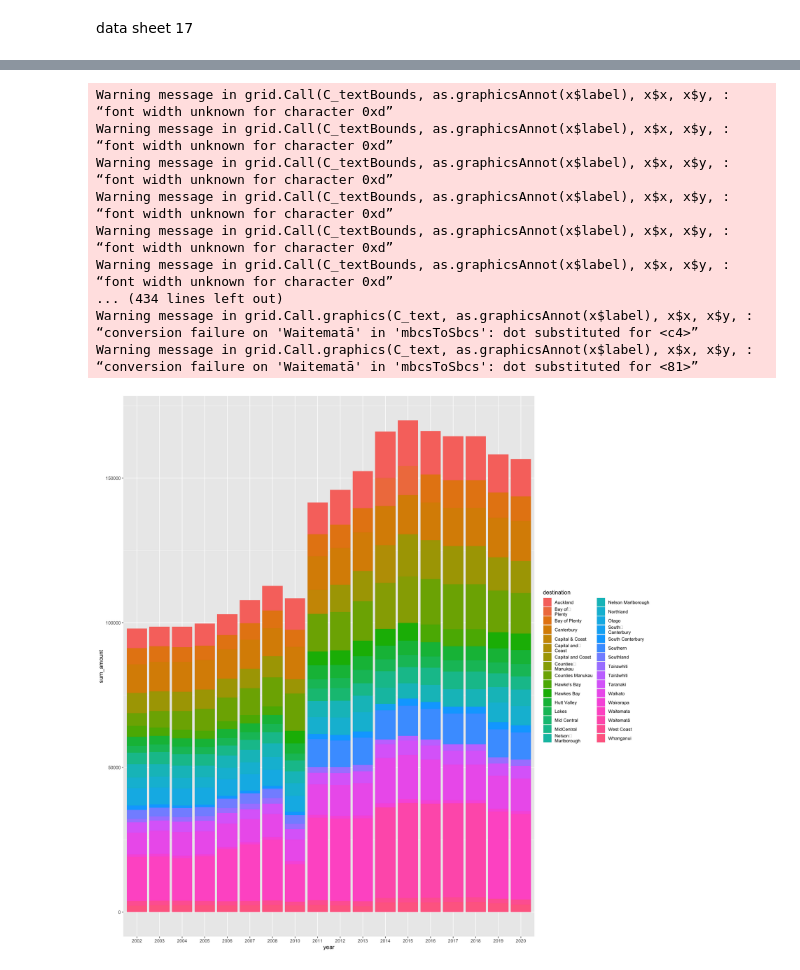
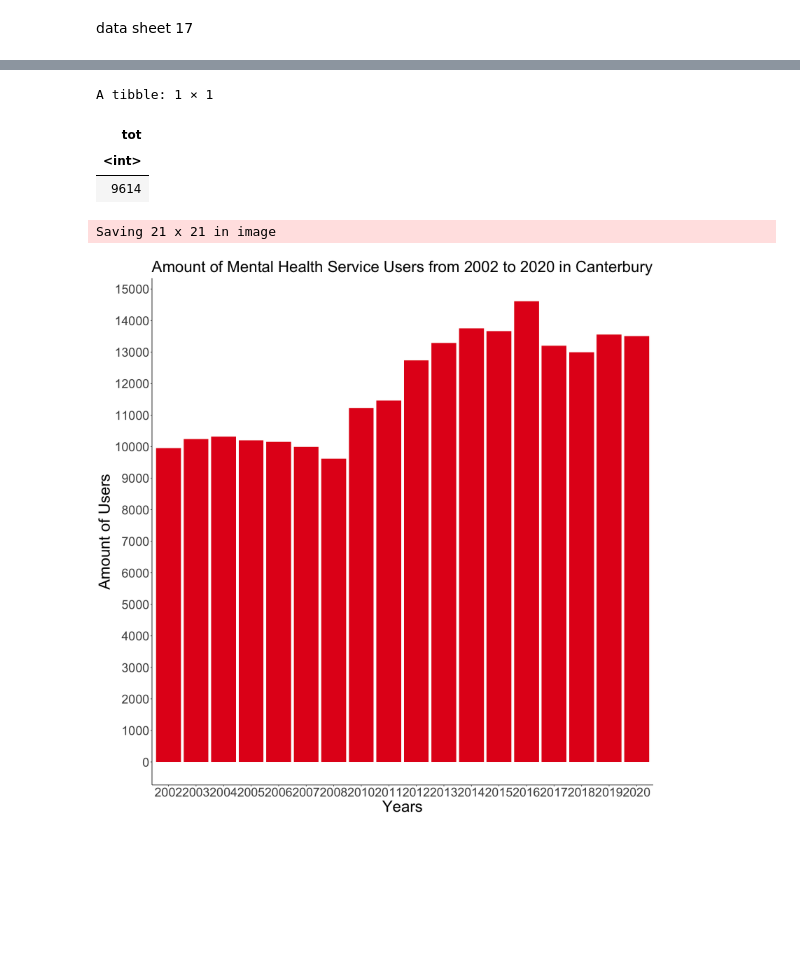
Before and after one commit to damiansastre/data201, a Jupyter notebook: project/project_damian.ipynb, the cells around one changed output, grey strips where cells are left out. Drawn from its saved outputs; the diff is of its cells as text; code cells hidden in the pictures; blank space fills up the shorter version.

```diff
--- a/project/project_damian.ipynb
+++ b/project/project_damian.ipynb
@@ -497,6 +530,7 @@ get_2010_dhb_data <- function(filename, sheet, range){
                          pivot_wider(names_from=origin, values_from=amount, values_fill=0) %>%
                          mutate(year=2010)
     colnames(dhb_df) <- normalize_2002_2008_column_names(colnames(dhb_df))
+
     return(dhb_df)
 }
 
@@ -520,7 +554,7 @@ get_2011_onwards_dhb_data <- function(file, sheet, header, range, year){
     }
     return(dhb_df)
 }
-
+get_2010_dhb_data('mental_health2010.xls', "T10 Nos Rates 0910 DHB",'A2:C24')
 all_data_dhb <- get_2002_to_2008_dhb_data('mental_health2002.xls', "A20", 'A5:W26', 2002) %>%
                 rbind(get_2002_to_2008_dhb_data('mental_health2003.xls', "A20", 'A5:W26', 2003)) %>%
                 rbind(get_2002_to_2008_dhb_data('mental_health2004.xls', "A20", 'A5:W26', 2004)) %>%
@@ -532,13 +566,13 @@ all_data_dhb <- get_2002_to_2008_dhb_data('mental_health2002.xls', "A20", 'A5:W2
                 rbind(get_2011_onwards_dhb_data('mental_health2011.xlsx', 'Table12', 'A4:V4', 'A5:v25', 2011)) %>%
                 rbind(get_2011_onwards_dhb_data('mental_health2012.xlsx', 'table12', 'A4:V4', 'A5:v25', 2012)) %>%
                 rbind(get_2011_onwards_dhb_data('mental_health2013.xlsx', 'table12', 'A4:V4', 'A5:v25', 2013)) %>%
-                rbind(get_2011_onwards_dhb_data('mental_health2014.xlsx', 'table12', 'A4:V4', 'A5:v24', 2014)) %>%
-                rbind(get_2011_onwards_dhb_data('mental_health2015.xlsx', 'table12', 'A4:V4', 'A5:v24', 2015)) %>%
-                rbind(get_2011_onwards_dhb_data('mental_health2016.xlsx', 'table12', 'A4:V4', 'A5:v24', 2016)) %>%
+                rbind(get_2011_onwards_dhb_data('mental_health2014.xlsx', 'table12', 'A4:V4', 'A5:v25', 2014)) %>%
+                rbind(get_2011_onwards_dhb_data('mental_health2015.xlsx', 'table12', 'A4:V4', 'A5:v25', 2015)) %>%
+                rbind(get_2011_onwards_dhb_data('mental_health2016.xlsx', 'table12', 'A3:V3', 'A5:v24', 2016)) %>%
                 rbind(get_2011_onwards_dhb_data('mental_health2017.xlsx', 'table12', 'A4:V4', 'A5:v24', 2017)) %>%
                 rbind(get_2011_onwards_dhb_data('mental_health2018.xlsx', 'table12', 'A4:V4', 'A5:v24', 2018)) %>%
-                rbind(get_2011_onwards_dhb_data('mental_health2019.xlsx', 'table12', 'A4:V4', 'A4:v25', 2019)) %>%
-                rbind(get_2011_onwards_dhb_data('mental_health2020.xlsx', 'table12', 'A4:V4', 'A4:v25', 2020))
+                rbind(get_2011_onwards_dhb_data('mental_health2019.xlsx', 'table12', 'A4:V4', 'A5:v24', 2019)) %>%
+                rbind(get_2011_onwards_dhb_data('mental_health2020.xlsx', 'table12', 'A4:V4', 'A5:v24', 2020))
 
 
 all_data_dhb
@@ -585,32 +656,36 @@ longer_dhb_data <- all_data_dhb %>% pivot_longer(cols=-c('dhb', 'year'), names_t
 names(longer_dhb_data)[names(longer_dhb_data) == 'dhb'] <- "destination"
 longer_dhb_data <- longer_dhb_data %>% select(origin, destination, amount, year)
 longer_dhb_data <- longer_dhb_data %>% mutate(amount=as.integer(amount))
+
+longer_dhb_data %>% filter(year==2008, destination=='Canterbury') %>% summarise(tot=sum(amount))
+# %% [output]
+A tibble: 1 × 1
+| tot |
+| <int> |
+| 9614 |
 # %%
-longer_dhb_data %>% filter(destination!='Unknown')%>%
+longer_dhb_data %>% filter(destination!='Unknown', destination=='Canterbury')%>%
                     group_by(destination, year) %>%
-                    select(destination, year,  amount) %>%
+                    select(destination, year,  amount) %>% #filter(year==201) %>% summarise(tot=sum(amount))#%>%
                     summarise(sum_amount = round(sum(amount)), .groups='drop_last') %>%  # getting the mean amount of users for each user type by hour (droping the last column)
                     ggplot(aes(fill=destination, y=sum_amount, x=year)) +
-                    geom_bar(position="stack", stat="identity")
+                    geom_bar(position="stack", stat="identity") +
+                    labs(x= "Years",
+                      y='Amount of Users',
+                      fill='DHB',
+                      title='Amount of Mental Health Service Users from 2002 to 2020 in Canterbury') +
+                    theme_classic() + theme(plot.title = element_text(size=30),
+                                          text = element_text(size=30))  +
+
+
+                    scale_fill_brewer(palette="Set1") +  #assigning pallete
+                    scale_y_continuous(breaks=seq(0, 20000, 1000))+ guides(fill=FALSE)
+
+
+ggsave('canterbury.png', scale=3)
 # %% [output]
-Warning message in grid.Call(C_textBounds, as.graphicsAnnot(x$label), x$x, x$y, :
-“font width unknown for character 0xd”
-Warning message in grid.Call(C_textBounds, as.graphicsAnnot(x$label), x$x, x$y, :
-“font width unknown for character 0xd”
-Warning message in grid.Call(C_textBounds, as.graphicsAnnot(x$label), x$x, x$y, :
-“font width unknown for character 0xd”
-Warning message in grid.Call(C_textBounds, as.graphicsAnnot(x$label), x$x, x$y, :
-“font width unknown for character 0xd”
-Warning message in grid.Call(C_textBounds, as.graphicsAnnot(x$label), x$x, x$y, :
-“font width unknown for character 0xd”
-Warning message in grid.Call(C_textBounds, as.graphicsAnnot(x$label), x$x, x$y, :
-“font width unknown for character 0xd”
-... (434 lines left out)
-Warning message in grid.Call.graphics(C_text, as.graphicsAnnot(x$label), x$x, x$y, :
-“conversion failure on 'Waitematā' in 'mbcsToSbcs': dot substituted for <c4>”
-Warning message in grid.Call.graphics(C_text, as.graphicsAnnot(x$label), x$x, x$y, :
-“conversion failure on 'Waitematā' in 'mbcsToSbcs': dot substituted for <81>”
+Saving 21 x 21 in image
-[figure, old version]
+[figure, new version]
 # %%
 get_service_data <- function(filename, sheet, range, year, cols=NULL){
    data <- filename %>% read_excel(sheet=sheet, range=range)
```
Also changed, not shown: parts of 19 cells of this notebook, 1 other file.
